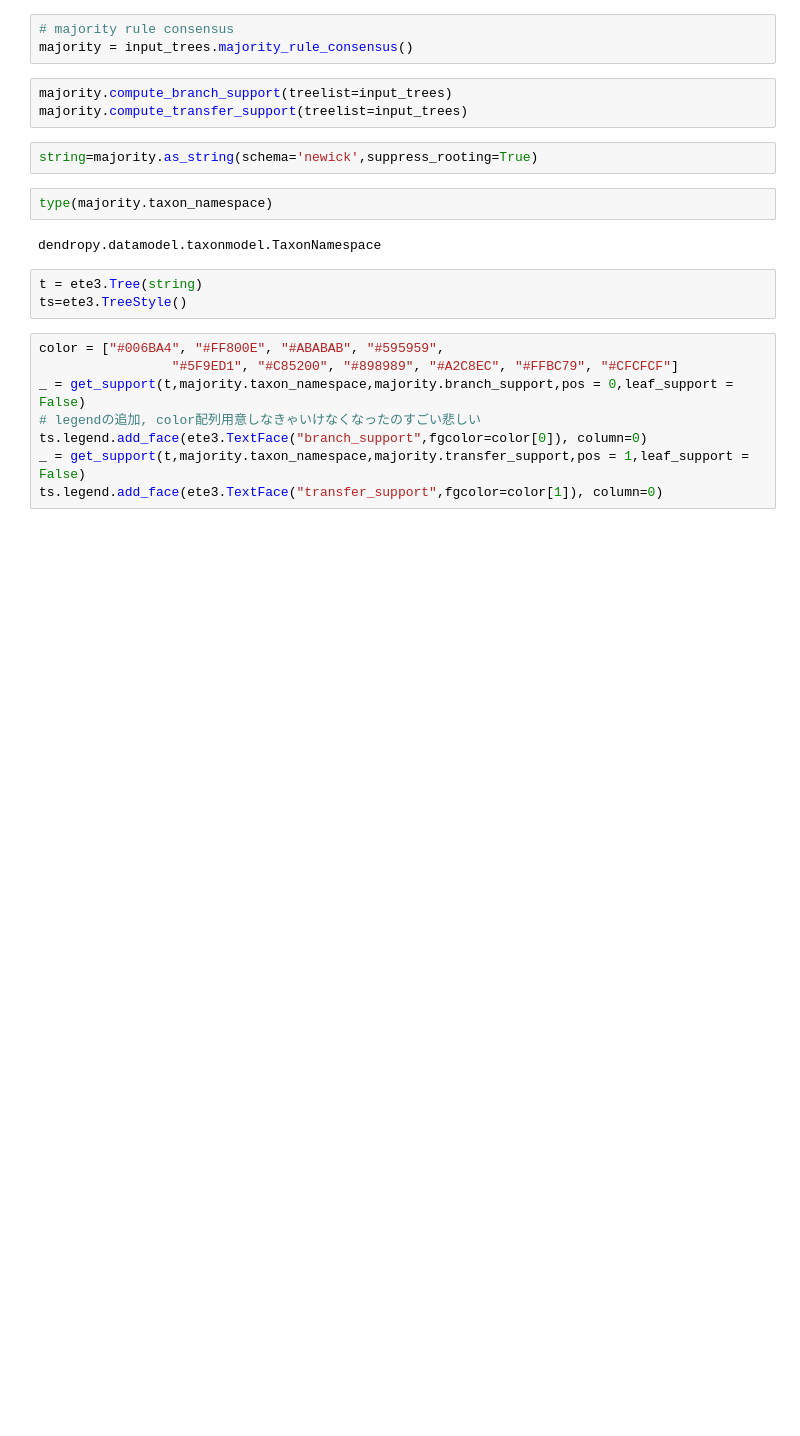
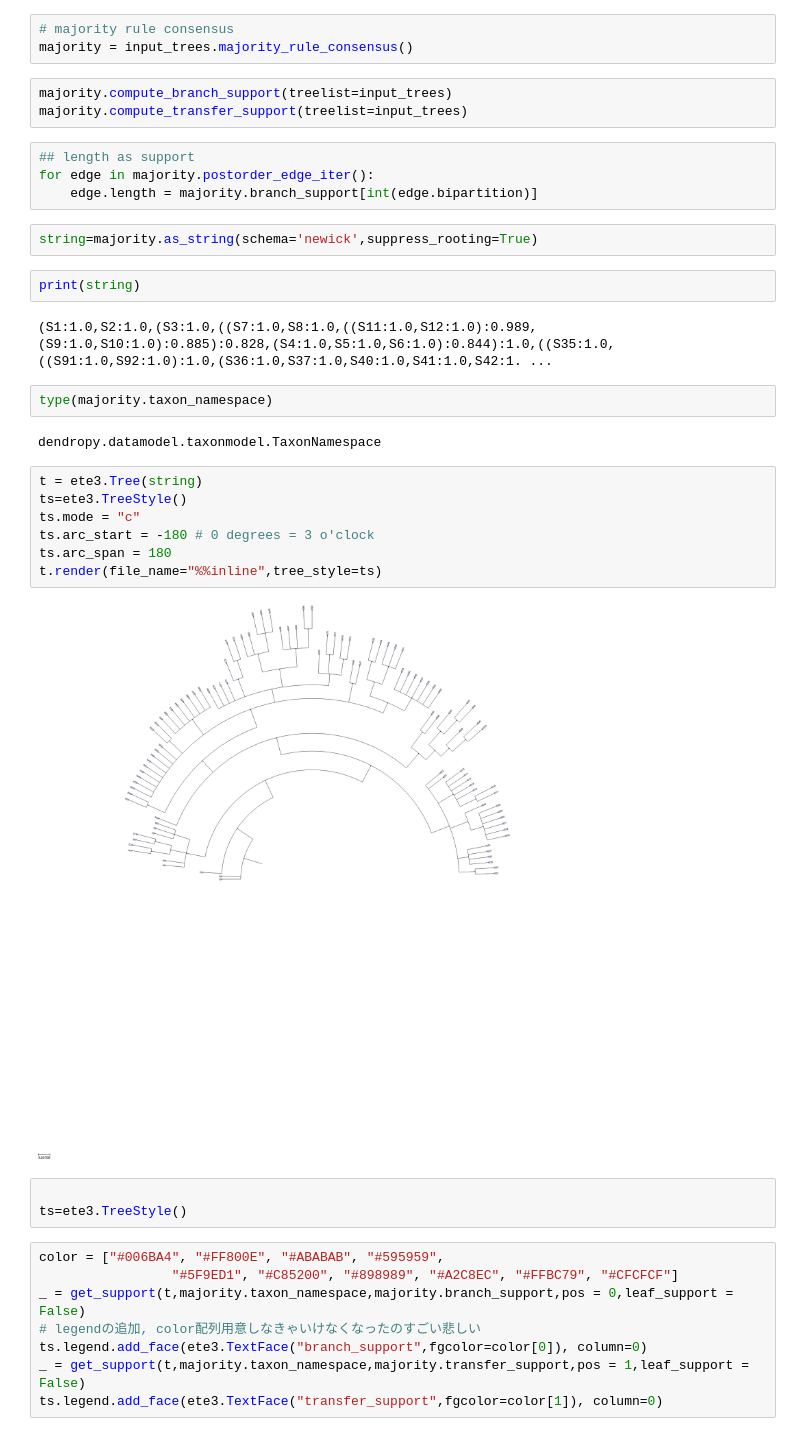
Before and after one commit to yukiregista/ConsensusProj, a Jupyter notebook: example_notebook/test_draw.ipynb, the cells around one changed output. Cells and saved outputs as stored; diff of their text form; blank space fills up the shorter version.

```diff
--- a/example_notebook/test_draw.ipynb
+++ b/example_notebook/test_draw.ipynb
@@ -19,14 +19,31 @@ majority = input_trees.majority_rule_consensus()
 # %%
 majority.compute_branch_support(treelist=input_trees)
 majority.compute_transfer_support(treelist=input_trees)
+# %%
+## length as support
+for edge in majority.postorder_edge_iter():
+    edge.length = majority.branch_support[int(edge.bipartition)]
 # %%
 string=majority.as_string(schema='newick',suppress_rooting=True)
+# %%
+print(string)
+# %% [output]
+(S1:1.0,S2:1.0,(S3:1.0,((S7:1.0,S8:1.0,((S11:1.0,S12:1.0):0.989,(S9:1.0,S10:1.0):0.885):0.828,(S4:1.0,S5:1.0,S6:1.0):0.844):1.0,((S35:1.0,((S91:1.0,S92:1.0):1.0,(S36:1.0,S37:1.0,S40:1.0,S41:1.0,S42:1. ...
 # %%
 type(majority.taxon_namespace)
 # %% [output]
 dendropy.datamodel.taxonmodel.TaxonNamespace
+# %%
+t = ete3.Tree(string)
+ts=ete3.TreeStyle()
+ts.mode = "c"
+ts.arc_start = -180 # 0 degrees = 3 o'clock
+ts.arc_span = 180
+t.render(file_name="%%inline",tree_style=ts)
+# %% [output]
+[figure, added]
 # %%
-t = ete3.Tree(string)
+
 ts=ete3.TreeStyle()
 # %%
 color = ["#006BA4", "#FF800E", "#ABABAB", "#595959",
```
Also changed, not shown: parts of 1 cell of this notebook, 4 other files.
